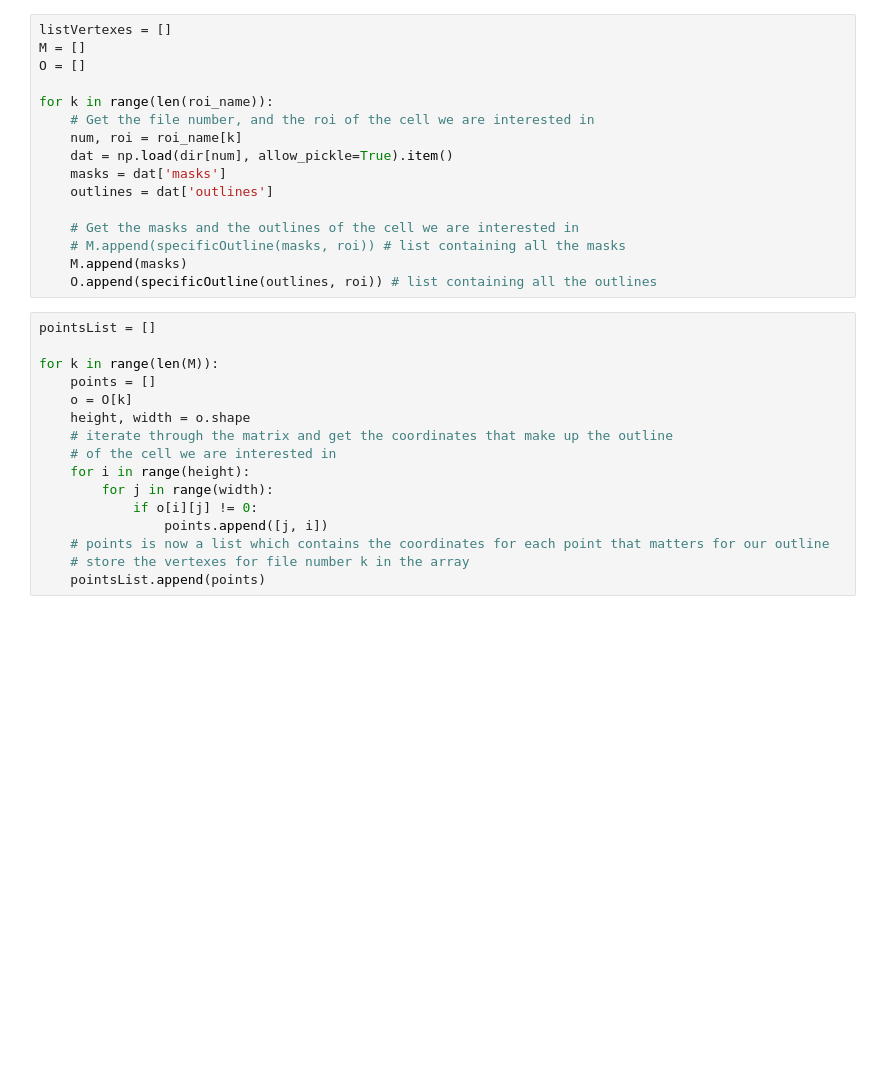
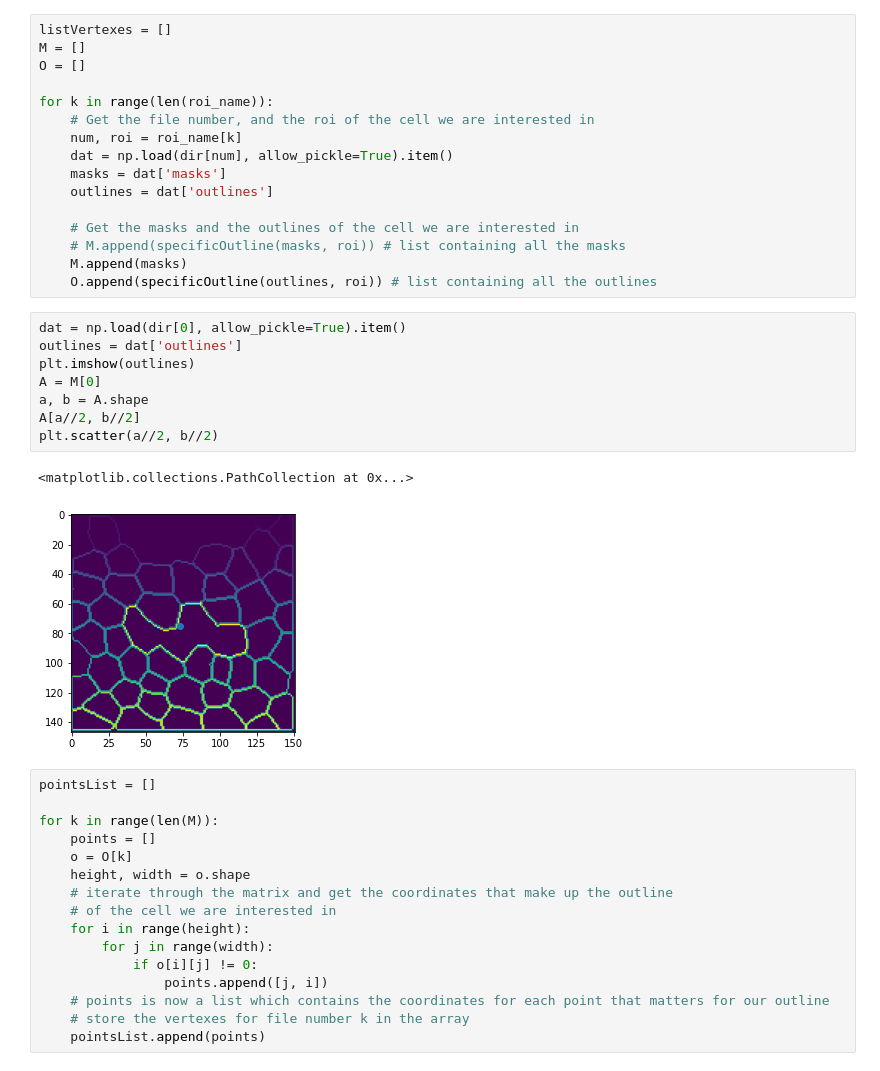
Before and after one commit to BiratalWagle/CellTension, a Jupyter notebook: Cellpose_Displacement_New.ipynb, the cells around one changed output. Saved outputs shown, nothing was run; the diff lists cells and outputs as text; blank space fills up the shorter version.

```diff
--- a/Cellpose_Displacement_New.ipynb
+++ b/Cellpose_Displacement_New.ipynb
@@ -147,6 +144,17 @@ for k in range(len(roi_name)):
     # M.append(specificOutline(masks, roi)) # list containing all the masks
     M.append(masks)
     O.append(specificOutline(outlines, roi)) # list containing all the outlines
+# %%
+dat = np.load(dir[0], allow_pickle=True).item()
+outlines = dat['outlines']
+plt.imshow(outlines)
+A = M[0]
+a, b = A.shape
+A[a//2, b//2]
+plt.scatter(a//2, b//2)
+# %% [output]
+<matplotlib.collections.PathCollection at 0x...>
+[figure, added]
 # %%
 pointsList = []
 
```
Also changed, not shown: parts of 9 cells of this notebook, 4 other files.
